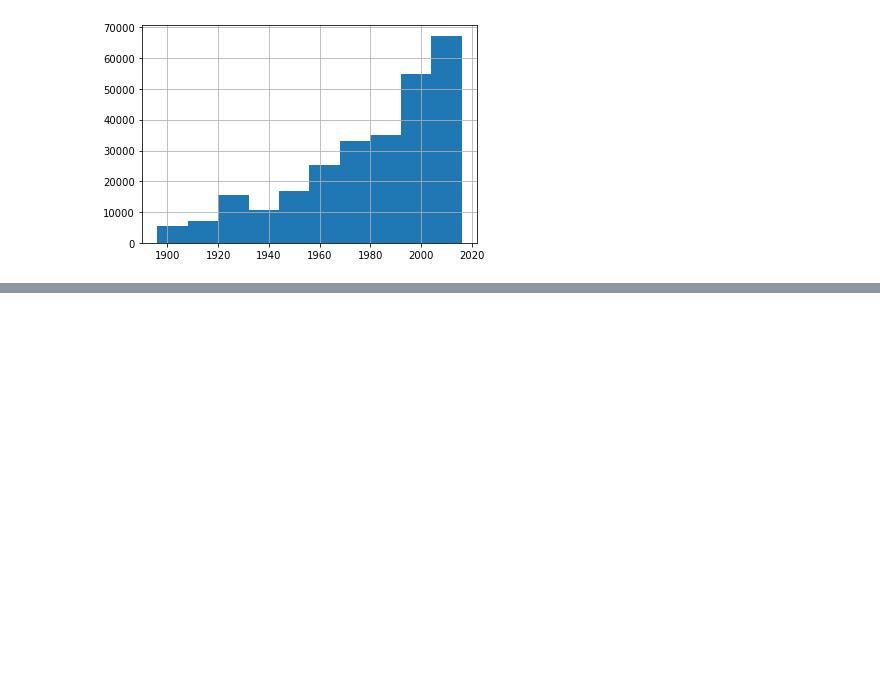
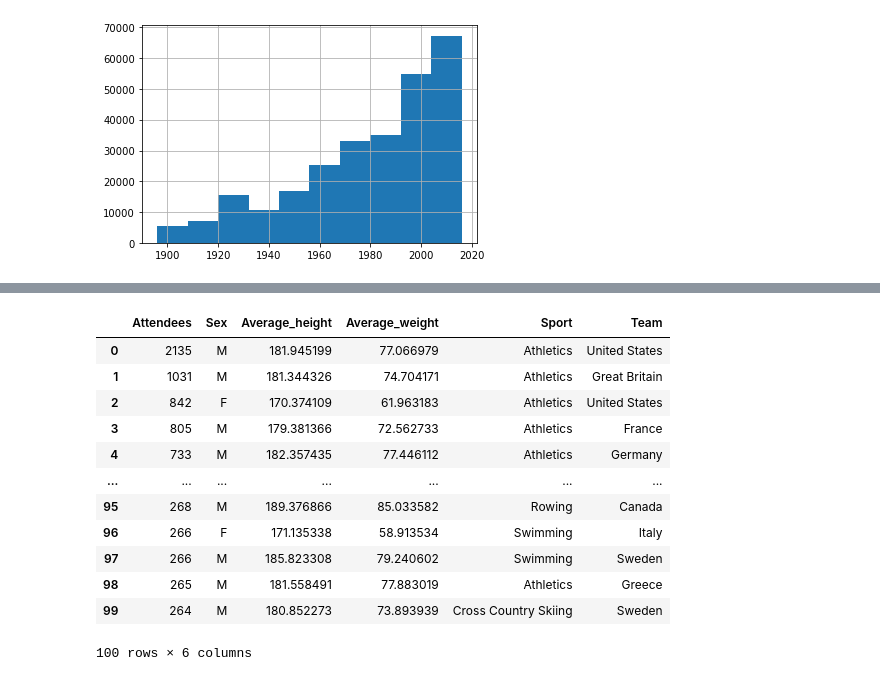
Before and after one commit to youngwolf111/ds_capstone, a Jupyter notebook: athlete_events_analysis.ipynb, the cells around one changed output, grey strips where cells are left out. Cells and saved outputs as stored; diff of their text form; code cells hidden in the pictures; blank space fills up the shorter version.

```diff
--- a/athlete_events_analysis.ipynb
+++ b/athlete_events_analysis.ipynb
@@ -71,0 +60,16 @@ pysqldf('SELECT * FROM event_detail;')
+# %%
+pysqldf("SELECT COUNT(Name) AS Attendees,Sex, AVG(Height) AS Average_height,AVG(Weight) as Average_weight,Sport,Team FROM event_detail WHERE (Height<>'' AND Weight <> '')GROUP BY Sport,Team,Sex ORDER BY Attendees DESC").head(100)
+# %% [output]
+|  | Attendees | Sex | Average_height | Average_weight | Sport | Team |
+| 0 | 2135 | M | 181.945199 | 77.066979 | Athletics | United States |
+| 1 | 1031 | M | 181.344326 | 74.704171 | Athletics | Great Britain |
+| 2 | 842 | F | 170.374109 | 61.963183 | Athletics | United States |
+| 3 | 805 | M | 179.381366 | 72.562733 | Athletics | France |
+| 4 | 733 | M | 182.357435 | 77.446112 | Athletics | Germany |
+| ... | ... | ... | ... | ... | ... | ... |
+| 95 | 268 | M | 189.376866 | 85.033582 | Rowing | Canada |
+| 96 | 266 | F | 171.135338 | 58.913534 | Swimming | Italy |
+| 97 | 266 | M | 185.823308 | 79.240602 | Swimming | Sweden |
+| 98 | 265 | M | 181.558491 | 77.883019 | Athletics | Greece |
+| 99 | 264 | M | 180.852273 | 73.893939 | Cross Country Skiing | Sweden |
+100 rows × 6 columns
```
Also changed, not shown: parts of 10 cells of this notebook, 1 other file.
